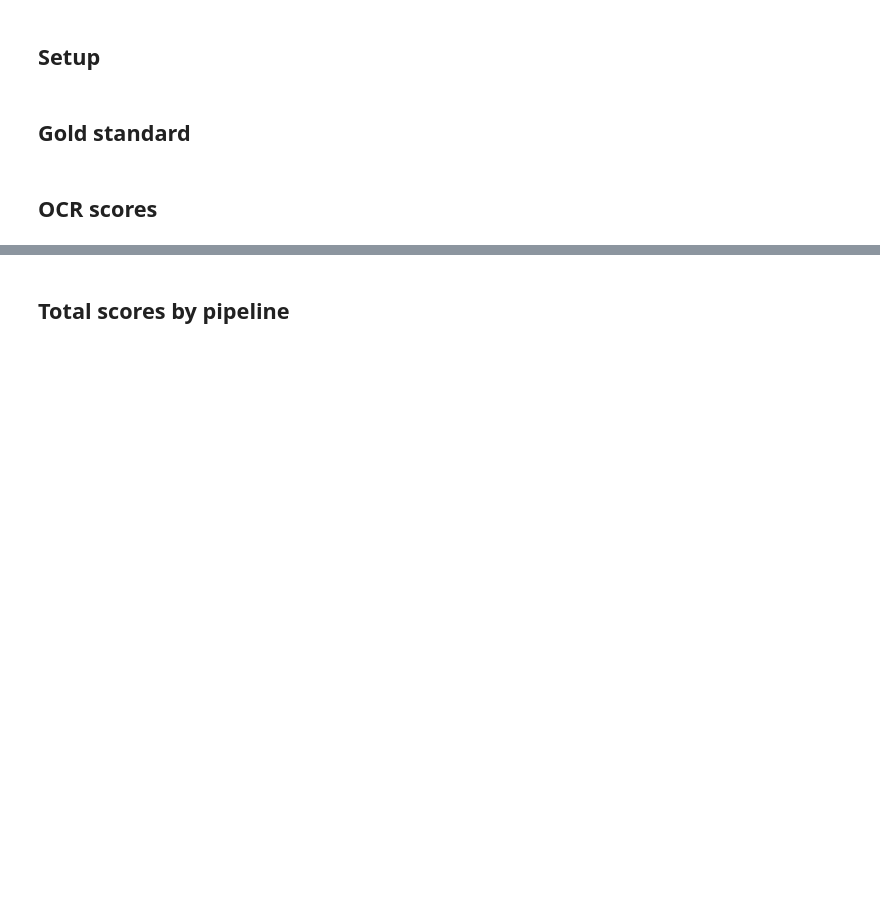
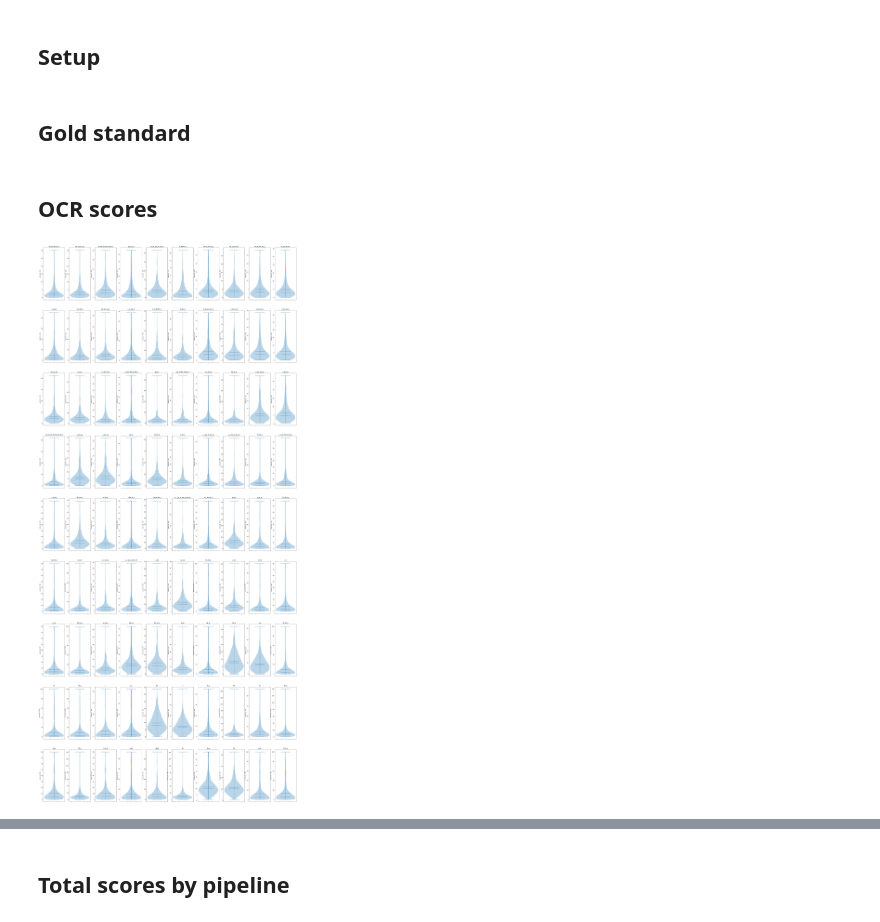
Before and after one commit to rafelafrance/digi_leap_old, a Jupyter notebook: notebooks/compare_ocr_methods.ipynb, the cells around one changed output, grey strips where cells are left out. Drawn from its saved outputs; the diff is of its cells as text; code cells hidden in the pictures; blank space fills up the shorter version.

Commit message:
Add more stats about OCR pipeline comparisons

```diff
--- a/notebooks/compare_ocr_methods.ipynb
+++ b/notebooks/compare_ocr_methods.ipynb
@@ -78,0 +158,57 @@ SCORES = scorer.select_scores()
+# %%
+class PipelinesDict(dict):
+    def __missing__(self, action):
+        pipeline = self[action] = Pipeline(action)
+        return pipeline
+
+    def __iter__(self):
+        return iter(sorted(self.values(), key=lambda v: v.total_score))
+# %%
+def get_violins():
+    sql = """select actions, score, length(gold_text) as gold_len
+               from ocr_scores
+               join gold_standard using (gold_id)
+              where score_set = ?
+                and ocr_scores.gold_set = ?"""
+    with db.connect(ARGS.database) as cxn:
+        scores = db.execute(cxn, sql, [ARGS.score_set, ARGS.gold_set])
+
+    pipeline_dict = PipelinesDict()
+
+    for score in scores:
+        pipeline_dict[score["actions"]].add_score(score["score"], score["gold_len"])
+
+    height = 10
+    rows = 9
+    cols = 10
+    fig, axes = plt.subplots(nrows=rows, ncols=cols, figsize=(40, height * rows))
+
+    for i, pipe in enumerate(pipeline_dict):
+        r = i // cols
+        c = i % cols
+        axes[r, c].violinplot(
+            pipe.scores,
+            showextrema=True,
+            showmedians=True,
+            showmeans=True,
+        )
+        mx = round(max(pipe.scores))
+        mn = round(min(pipe.scores))
+        title = encode_actions(pipe.actions)
+        title = title.strip("_")
+        title = re.sub(r"__+", "_", title)
+        title = re.sub(r"-", "", title)
+        axes[r, c].set_title(title)
+        axes[r, c].set_ylabel(f"errors ({mn} - {mx})")
+        axes[r, c].set_xticklabels([])
+
+    path = consts.DATA_DIR / "output" / "graphs" / "violinplot.jpg"
+    plt.savefig(path, format="jpg")
+    plt.show()
+
+    return pipeline_dict
+
+
+pipeline_violins = get_violins()
+# %% [output]
+[figure, added]
```
Also changed, not shown: parts of 11 cells of this notebook, 3 other files.
